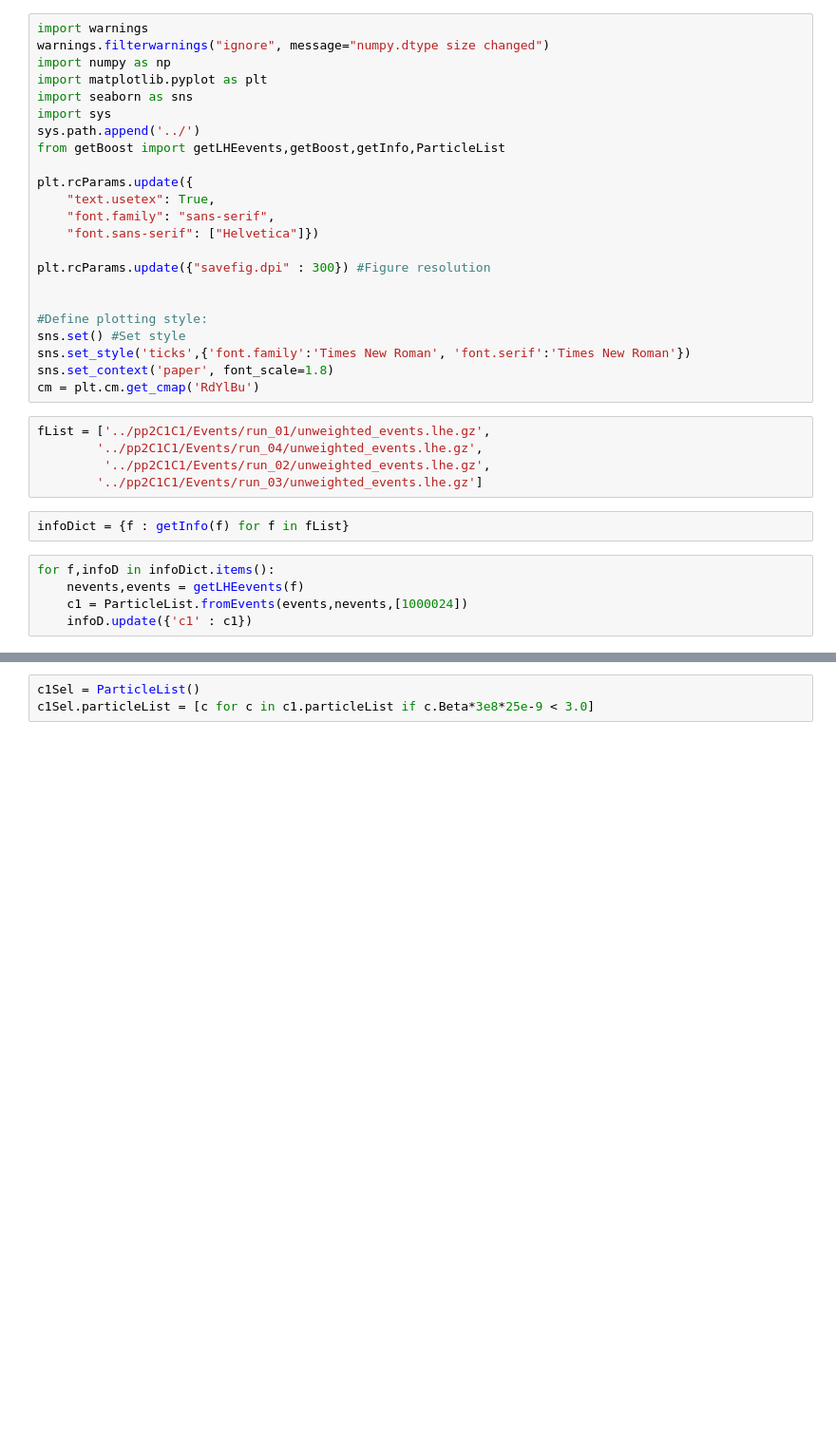
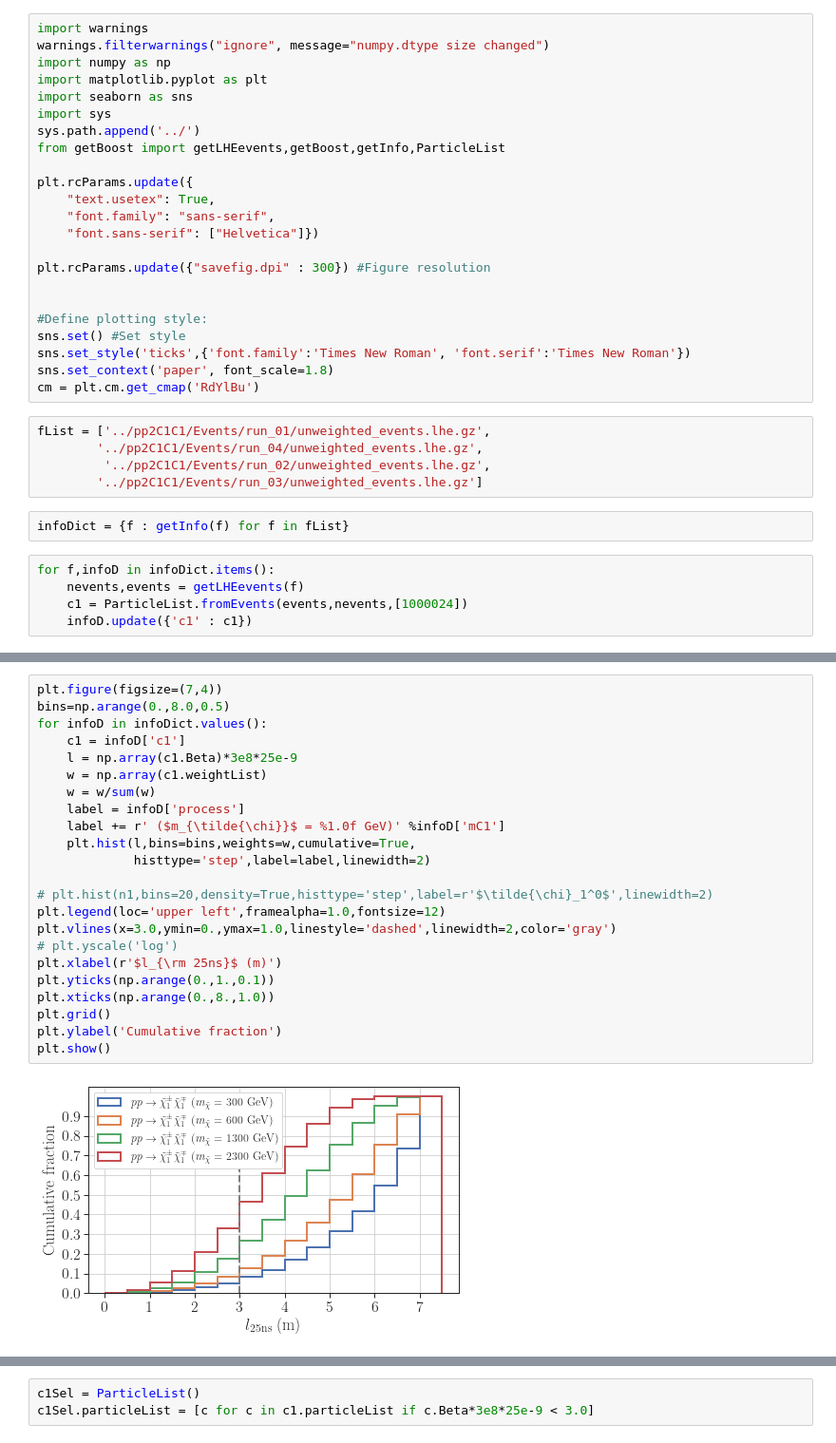
Before and after one commit to andlessa/llpBoost, a Jupyter notebook: plots/plotDists-Chargino.ipynb, the cells around one changed output, grey strips where cells are left out. Shown: that part at 95% size. Drawn from its saved outputs; the diff is of its cells as text; blank space fills up the shorter version.

```diff
--- a/plots/plotDists-Chargino.ipynb
+++ b/plots/plotDists-Chargino.ipynb
@@ -38,3 +47,28 @@ infoDictS = {key : val for key,val in sorted(list(infoDict.items()), key = lambd
+# %%
+plt.figure(figsize=(7,4))
+bins=np.arange(0.,8.0,0.5)
+for infoD in infoDict.values():
+    c1 = infoD['c1']
+    l = np.array(c1.Beta)*3e8*25e-9
+    w = np.array(c1.weightList)
+    w = w/sum(w)
+    label = infoD['process']
+    label += r' ($m_{\tilde{\chi}}$ = %1.0f GeV)' %infoD['mC1']
+    plt.hist(l,bins=bins,weights=w,cumulative=True,
+             histtype='step',label=label,linewidth=2)
+
+# plt.hist(n1,bins=20,density=True,histtype='step',label=r'$\tilde{\chi}_1^0$',linewidth=2)
+plt.legend(loc='upper left',framealpha=1.0,fontsize=12)
+plt.vlines(x=3.0,ymin=0.,ymax=1.0,linestyle='dashed',linewidth=2,color='gray')
+# plt.yscale('log')
+plt.xlabel(r'$l_{\rm 25ns}$ (m)')
+plt.yticks(np.arange(0.,1.,0.1))
+plt.xticks(np.arange(0.,8.,1.0))
+plt.grid()
+plt.ylabel('Cumulative fraction')
+plt.show()
+# %% [output]
+[figure, added]
 # %%
 plt.figure(figsize=(8,5))
 bins=np.arange(0.,8.0,0.5)
```
Also changed, not shown: parts of 6 cells of this notebook.
